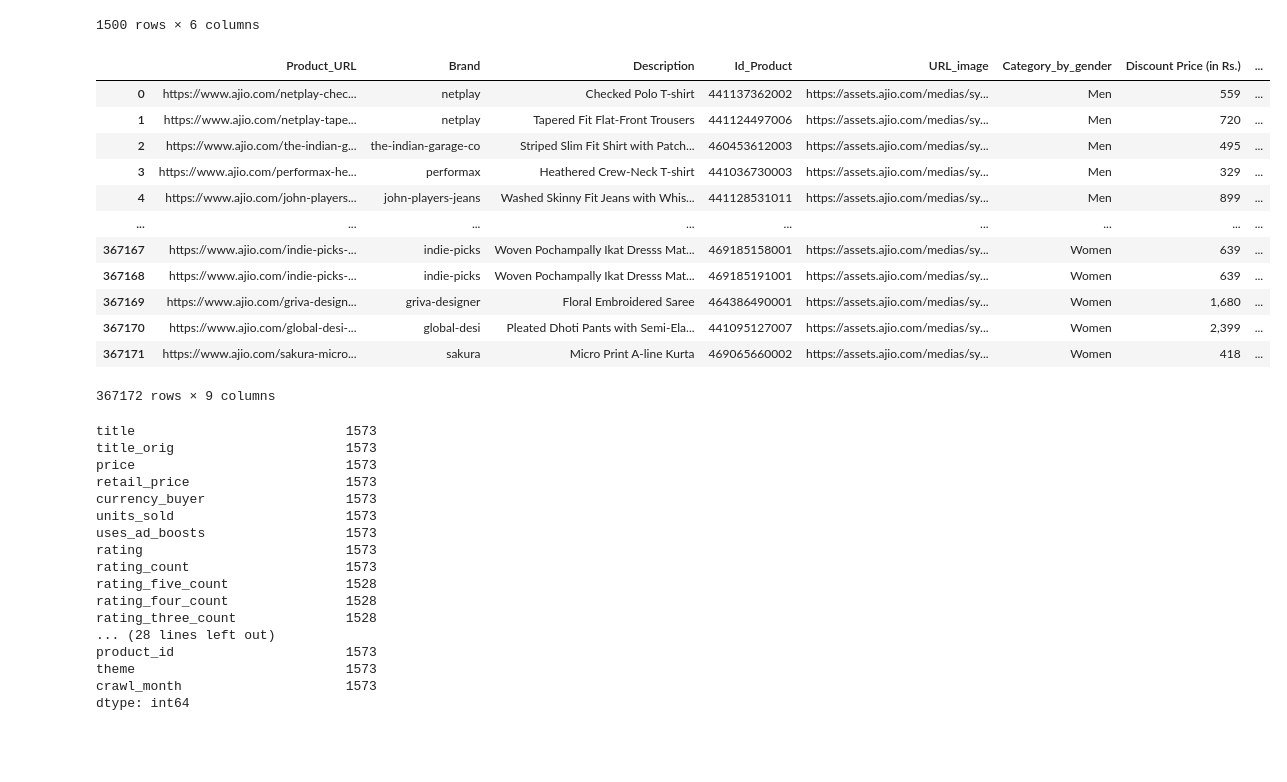
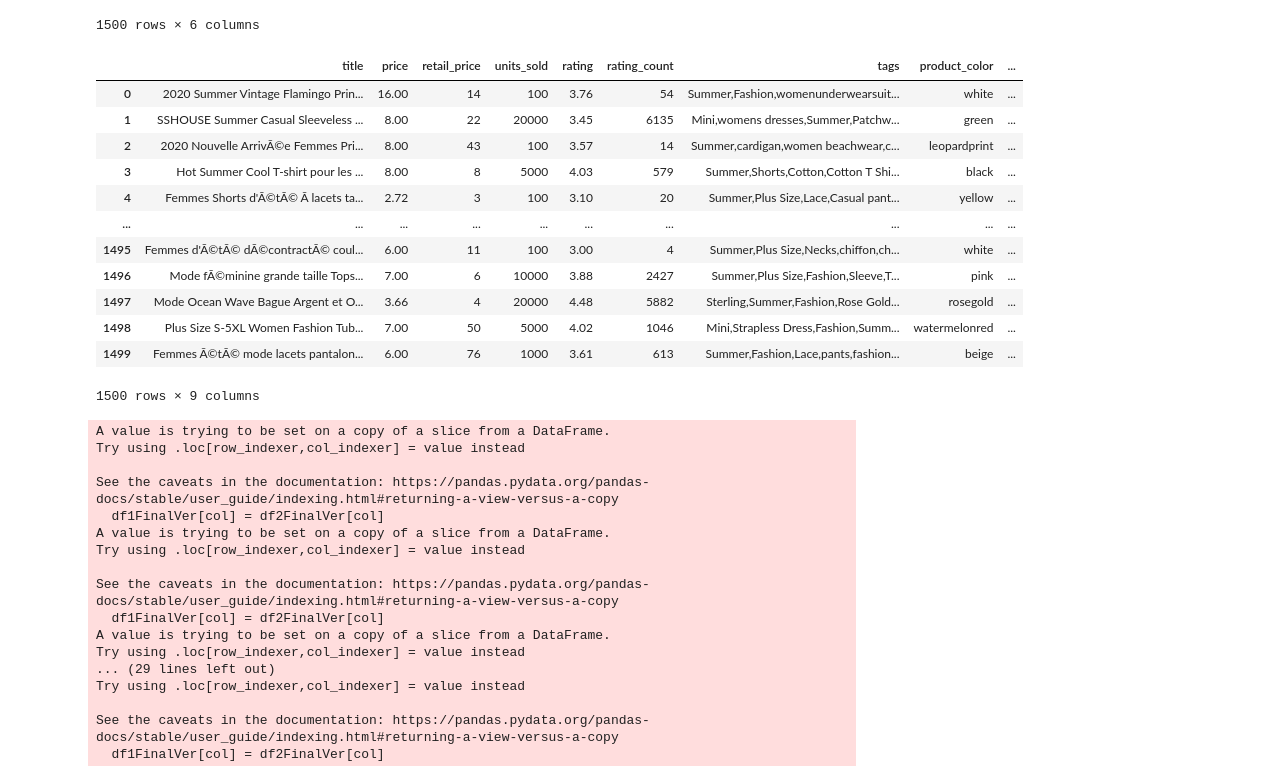
Before and after one commit to JuanFCVal/PythonPandasProductsScript, a Jupyter notebook: Script.ipynb, the cells around one changed output. Cells and saved outputs as stored; diff of their text form; code cells hidden in the pictures; blank space fills up the shorter version.

Commit message:
:sparkles: Add columns and save a json file

```diff
--- a/Script.ipynb
+++ b/Script.ipynb
@@ -2,6 +2,6 @@
 #import dependencies
 import pandas as pd
 from pprint import pprint
-#Read Kaggle Files
-df1 = pd.read_csv('C:/Users/Usuario/Desktop/Juan/Universidad/Tesis/datasets/products/FashionClothing.csv', encoding = 'ISO-8859-1')
-df2 = pd.read_csv('C:/Users/Usuario/Desktop/Juan/Universidad/Tesis/datasets/products2/SummerProducts.csv', encoding = 'ISO-8859-1')
+#Read Kaggle Files in my DataFrame
+df1 = pd.read_csv('FashionClothing.csv', encoding = 'ISO-8859-1')
+df2 = pd.read_csv('SummerProducts.csv', encoding = 'ISO-8859-1')
@@ -40,38 +33,41 @@ df1FinalVer
 | 1499 | https://www.ajio.com/netplay-flat... | netplay | Flat-Front Chinos with Braided Belt | https://assets.ajio.com/medias/sy... | grey | Men |
 1500 rows × 6 columns
 # %%
-df1
+df2 = df2[['title', 'price', "retail_price", "units_sold", "rating", "rating_count", 'tags', "product_color", "product_picture"]]  #Filter dataframe with relevant Columns
+df2FinalVer = df2.iloc[:1500]                                                                   #Filter DataFrame Just to take 1500 Rows.
+df2FinalVer
 # %% [output]
-|  | Product_URL | Brand | Description | Id_Product | URL_image | Category_by_gender | Discount Price (in Rs.) | ... |
-| 0 | https://www.ajio.com/netplay-chec... | netplay | Checked Polo T-shirt | 441137362002 | https://assets.ajio.com/medias/sy... | Men | 559 | ... |
-| 1 | https://www.ajio.com/netplay-tape... | netplay | Tapered Fit Flat-Front Trousers | 441124497006 | https://assets.ajio.com/medias/sy... | Men | 720 | ... |
-| 2 | https://www.ajio.com/the-indian-g... | the-indian-garage-co | Striped Slim Fit Shirt with Patch... | 460453612003 | https://assets.ajio.com/medias/sy... | Men | 495 | ... |
-| 3 | https://www.ajio.com/performax-he... | performax | Heathered Crew-Neck T-shirt | 441036730003 | https://assets.ajio.com/medias/sy... | Men | 329 | ... |
-| 4 | https://www.ajio.com/john-players... | john-players-jeans | Washed Skinny Fit Jeans with Whis... | 441128531011 | https://assets.ajio.com/medias/sy... | Men | 899 | ... |
-| ... | ... | ... | ... | ... | ... | ... | ... | ... |
-| 367167 | https://www.ajio.com/indie-picks-... | indie-picks | Woven Pochampally Ikat Dresss Mat... | 469185158001 | https://assets.ajio.com/medias/sy... | Women | 639 | ... |
-| 367168 | https://www.ajio.com/indie-picks-... | indie-picks | Woven Pochampally Ikat Dresss Mat... | 469185191001 | https://assets.ajio.com/medias/sy... | Women | 639 | ... |
-| 367169 | https://www.ajio.com/griva-design... | griva-designer | Floral Embroidered Saree | 464386490001 | https://assets.ajio.com/medias/sy... | Women | 1,680 | ... |
-| 367170 | https://www.ajio.com/global-desi-... | global-desi | Pleated Dhoti Pants with Semi-Ela... | 441095127007 | https://assets.ajio.com/medias/sy... | Women | 2,399 | ... |
-| 367171 | https://www.ajio.com/sakura-micro... | sakura | Micro Print A-line Kurta | 469065660002 | https://assets.ajio.com/medias/sy... | Women | 418 | ... |
+|  | title | price | retail_price | units_sold | rating | rating_count | tags | product_color | ... |
+| 0 | 2020 Summer Vintage Flamingo Prin... | 16.00 | 14 | 100 | 3.76 | 54 | Summer,Fashion,womenunderwearsuit... | white | ... |
+| 1 | SSHOUSE Summer Casual Sleeveless ... | 8.00 | 22 | 20000 | 3.45 | 6135 | Mini,womens dresses,Summer,Patchw... | green | ... |
+| 2 | 2020 Nouvelle ArrivÃ©e Femmes Pri... | 8.00 | 43 | 100 | 3.57 | 14 | Summer,cardigan,women beachwear,c... | leopardprint | ... |
+| 3 | Hot Summer Cool T-shirt pour les ... | 8.00 | 8 | 5000 | 4.03 | 579 | Summer,Shorts,Cotton,Cotton T Shi... | black | ... |
+| 4 | Femmes Shorts d'Ã©tÃ© Ã lacets ta... | 2.72 | 3 | 100 | 3.10 | 20 | Summer,Plus Size,Lace,Casual pant... | yellow | ... |
+| ... | ... | ... | ... | ... | ... | ... | ... | ... | ... |
+| 1495 | Femmes d'Ã©tÃ© dÃ©contractÃ© coul... | 6.00 | 11 | 100 | 3.00 | 4 | Summer,Plus Size,Necks,chiffon,ch... | white | ... |
+| 1496 | Mode fÃ©minine grande taille Tops... | 7.00 | 6 | 10000 | 3.88 | 2427 | Summer,Plus Size,Fashion,Sleeve,T... | pink | ... |
+| 1497 | Mode Ocean Wave Bague Argent et O... | 3.66 | 4 | 20000 | 4.48 | 5882 | Sterling,Summer,Fashion,Rose Gold... | rosegold | ... |
+| 1498 | Plus Size S-5XL Women Fashion Tub... | 7.00 | 50 | 5000 | 4.02 | 1046 | Mini,Strapless Dress,Fashion,Summ... | watermelonred | ... |
+| 1499 | Femmes Ã©tÃ© mode lacets pantalon... | 6.00 | 76 | 1000 | 3.61 | 613 | Summer,Fashion,Lace,pants,fashion... | beige | ... |
-367172 rows × 9 columns
+1500 rows × 9 columns
 # %%
-df2.count()
+for col in df2FinalVer.columns:
+    df1FinalVer[col] = df2FinalVer[col]
 # %% [output]
-title                           1573
-title_orig                      1573
-price                           1573
-retail_price                    1573
-currency_buyer                  1573
-units_sold                      1573
-uses_ad_boosts                  1573
-rating                          1573
-rating_count                    1573
-rating_five_count               1528
-rating_four_count               1528
-rating_three_count              1528
-... (28 lines left out)
-product_id                      1573
-theme                           1573
-crawl_month                     1573
-dtype: int64
+A value is trying to be set on a copy of a slice from a DataFrame.
+Try using .loc[row_indexer,col_indexer] = value instead
+
+See the caveats in the documentation: https://pandas.pydata.org/pandas-docs/stable/user_guide/indexing.html#returning-a-view-versus-a-copy
+  df1FinalVer[col] = df2FinalVer[col]
+A value is trying to be set on a copy of a slice from a DataFrame.
+Try using .loc[row_indexer,col_indexer] = value instead
+
+See the caveats in the documentation: https://pandas.pydata.org/pandas-docs/stable/user_guide/indexing.html#returning-a-view-versus-a-copy
+  df1FinalVer[col] = df2FinalVer[col]
+A value is trying to be set on a copy of a slice from a DataFrame.
+Try using .loc[row_indexer,col_indexer] = value instead
+... (29 lines left out)
+Try using .loc[row_indexer,col_indexer] = value instead
+
+See the caveats in the documentation: https://pandas.pydata.org/pandas-docs/stable/user_guide/indexing.html#returning-a-view-versus-a-copy
+  df1FinalVer[col] = df2FinalVer[col]
```
Also changed, not shown: parts of 6 cells of this notebook.
